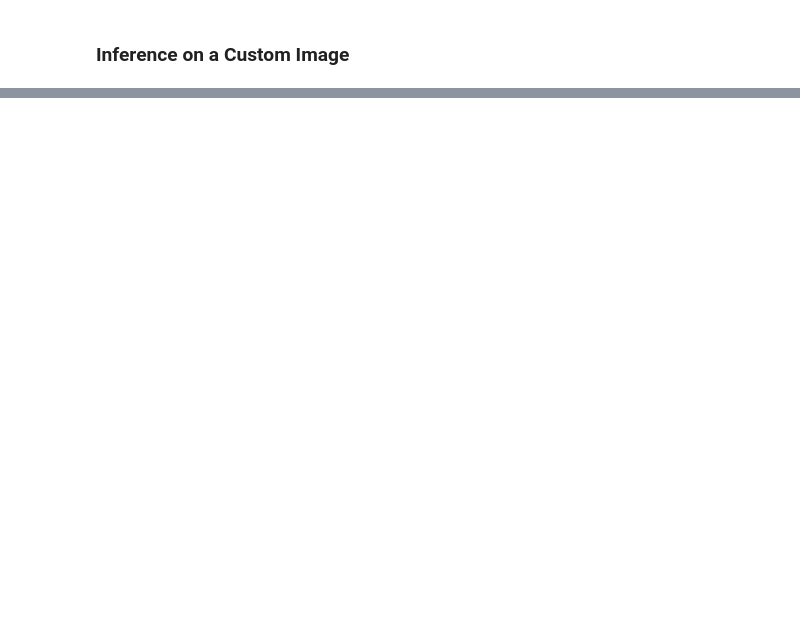
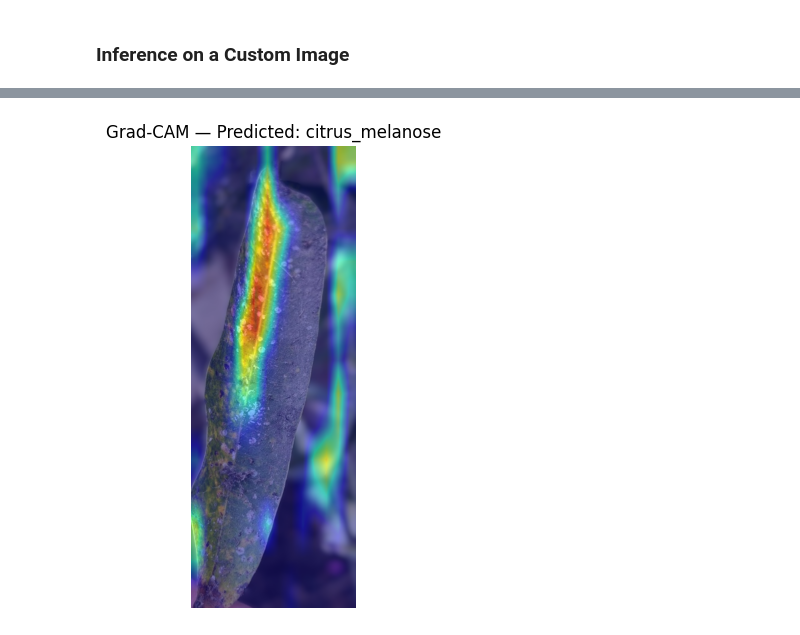
Before and after one commit to LouaiMuhammed/plant-disease-detection-using-cnns, a Jupyter notebook: notebook.ipynb, the cells around one changed output, grey strips where cells are left out. Drawn from its saved outputs; the diff is of its cells as text; code cells hidden in the pictures; blank space fills up the shorter version.

```diff
--- a/notebook.ipynb
+++ b/notebook.ipynb
@@ -383,0 +531,18 @@ def predict_image(model, image_path, transform, class_names, device):
+# %%
+import cv2
+
+
+def prepare_image(image_path, transform, device):
+    img = Image.open(image_path).convert('RGB')
+    tensor = transform(img).unsqueeze(0).to(device)
+    return img, tensor
+
+def overlay_cam(image, cam, alpha=0.5):
+    img = np.array(image).astype(np.float32) / 255.0
+    h, w, _ = img.shape
+    cam_resized = cv2.resize(cam, (w, h))
+    heatmap = cv2.applyColorMap(np.uint8(255 * cam_resized), cv2.COLORMAP_JET)
+    heatmap = cv2.cvtColor(heatmap, cv2.COLOR_BGR2RGB) / 255.0
+    overlay = heatmap * alpha + img * (1 - alpha)
+    overlay = np.clip(overlay, 0, 1)
+    return np.uint8(overlay * 255)
@@ -383,0 +592,34 @@ def predict_image(model, image_path, transform, class_names, device):
+# %%
+# --- Grad-CAM inference example ---
+# Update this path to your image
+image_path = r"C:/Users/loaim/OneDrive/Desktop/img1.jpeg"
+image, input_tensor = prepare_image(image_path, val_transform, device)
+
+# Enable gradients for the input
+input_tensor.requires_grad = True
+
+# select an appropriate target layer for the model
+if hasattr(model, 'layer4'):
+    # Get the last Conv2d layer inside layer4[-1]
+    target_layer = model.layer3[-1].conv2
+elif hasattr(model, 'conv_block4'):
+    # for custom CNN, conv_block4 is a Sequential; hook its last Conv2d by searching
+    last_conv = None
+    for m in reversed(list(model.conv_block4.modules())):
+        if isinstance(m, torch.nn.Conv2d):
+            last_conv = m
+            break
+    target_layer = last_conv if last_conv is not None else model.conv_block4
+else:
+    target_layer = list(model.modules())[-1]
+
+gradcam = GradCAM(model, target_layer)
+cam, pred_class = gradcam.generate(input_tensor)
+overlay = overlay_cam(image, cam)
+plt.figure(figsize=(6,6))
+plt.imshow(overlay)
+plt.title(f"Grad-CAM — Predicted: {full_dataset.classes[pred_class]}")
+plt.axis('off')
+plt.show()
+# %% [output]
+[figure, added]
```
Also changed, not shown: parts of 33 cells of this notebook, 1 other file.
